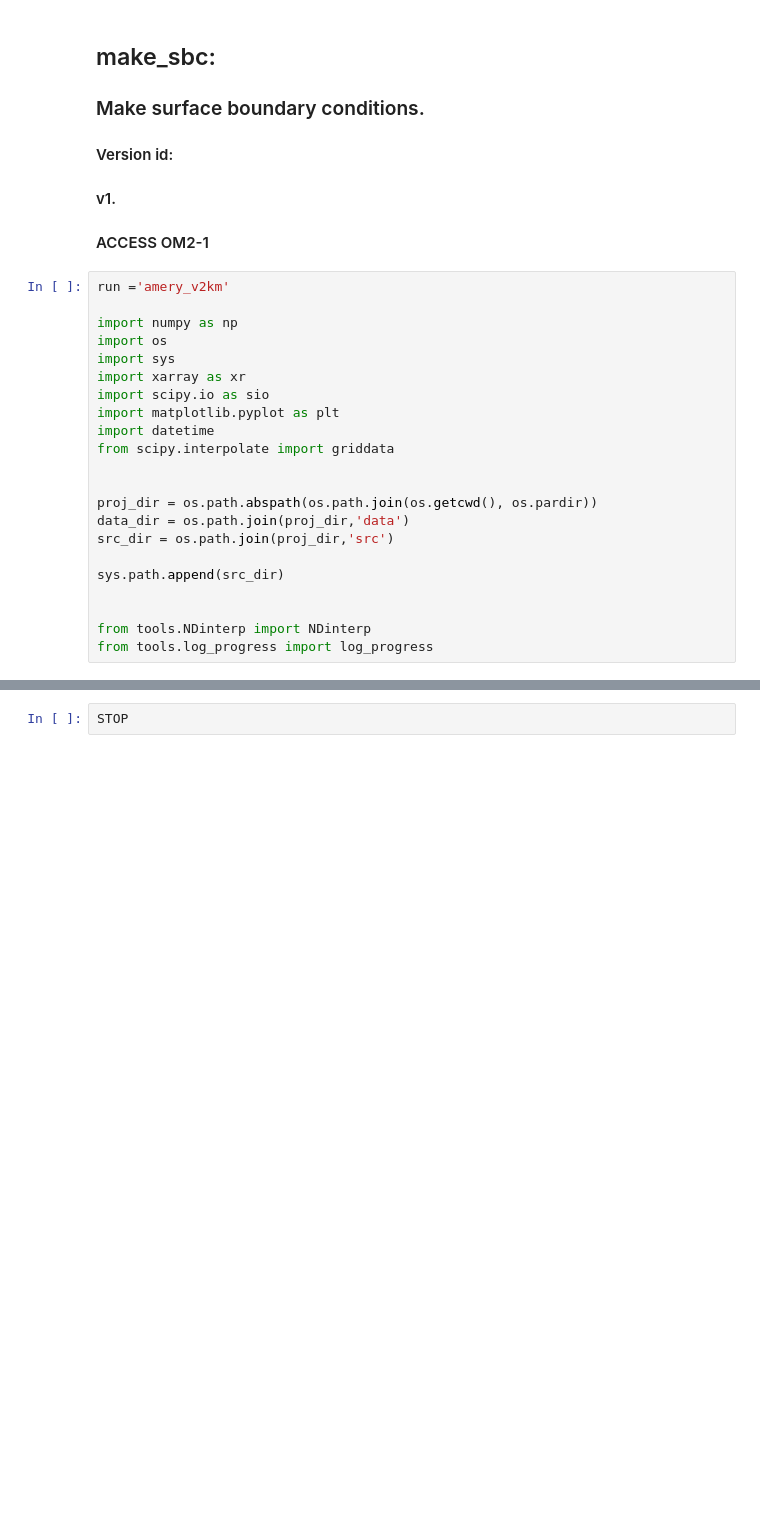
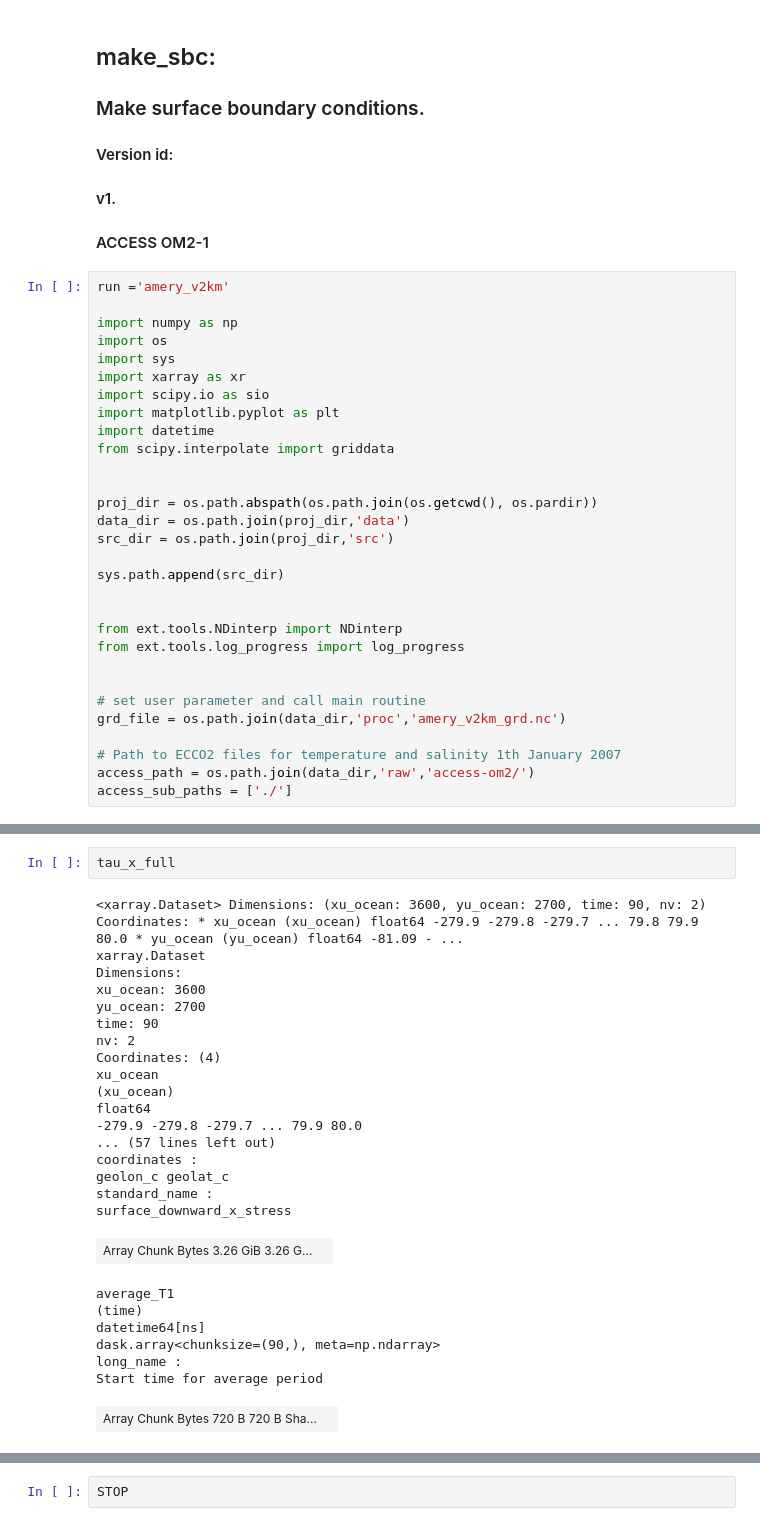
Before and after one commit to dgwyther/vanderford-setup, a Jupyter notebook: notebooks/make_sbc-amery_access.ipynb, the cells around one changed output, grey strips where cells are left out. Cells and saved outputs as stored; diff of their text form; blank space fills up the shorter version.

```diff
--- a/notebooks/make_sbc-amery_access.ipynb
+++ b/notebooks/make_sbc-amery_access.ipynb
@@ -24,7 +24,15 @@ src_dir = os.path.join(proj_dir,'src')
 sys.path.append(src_dir)
 
 
-from tools.NDinterp import NDinterp
-from tools.log_progress import log_progress
+from ext.tools.NDinterp import NDinterp
+from ext.tools.log_progress import log_progress
+
+
+# set user parameter and call main routine
+grd_file = os.path.join(data_dir,'proc','amery_v2km_grd.nc')
+
+# Path to ECCO2 files for temperature and salinity 1th January 2007
+access_path = os.path.join(data_dir,'raw','access-om2/')
+access_sub_paths = ['./']
 # %%
 # Load ACCESS data
@@ -59,0 +71,28 @@ vvel_full = xr.open_mfdataset(str(*file_list),decode_times=True)
+# %%
+tau_x_full
+# %% [output]
+<xarray.Dataset> Dimensions: (xu_ocean: 3600, yu_ocean: 2700, time: 90, nv: 2) Coordinates: * xu_ocean (xu_ocean) float64 -279.9 -279.8 -279.7 ... 79.8 79.9 80.0 * yu_ocean (yu_ocean) float64 -81.09 - ...
+xarray.Dataset
+Dimensions:
+xu_ocean: 3600
+yu_ocean: 2700
+time: 90
+nv: 2
+Coordinates: (4)
+xu_ocean
+(xu_ocean)
+float64
+-279.9 -279.8 -279.7 ... 79.9 80.0
+... (57 lines left out)
+coordinates :
+geolon_c geolat_c
+standard_name :
+surface_downward_x_stress
+| Array Chunk Bytes 3.26 GiB 3.26 G... |  |
+average_T1
+(time)
+datetime64[ns]
+dask.array<chunksize=(90,), meta=np.ndarray>
+long_name :
+Start time for average period
+| Array Chunk Bytes 720 B 720 B Sha... |  |
```
Also changed, not shown: parts of 17 cells of this notebook.
